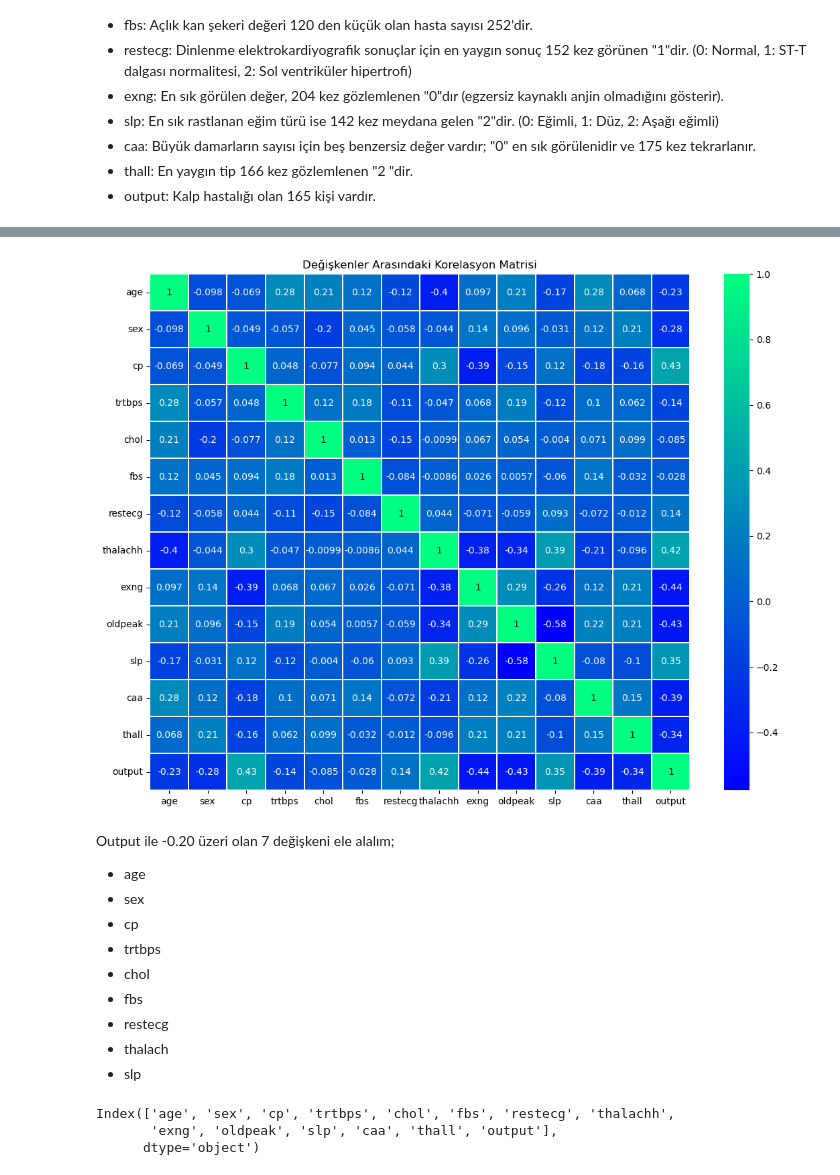
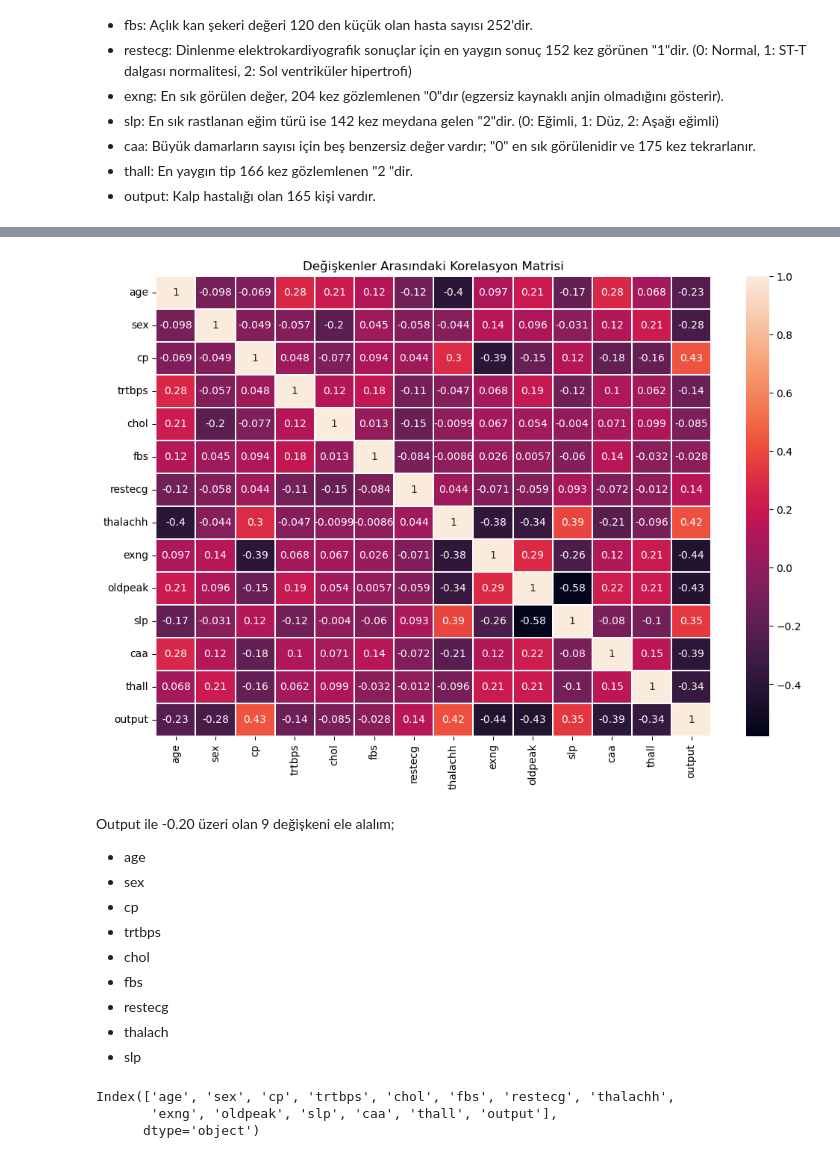
Before and after one commit to Sumeyye-Celik/AdaLovelace_Health_Check, a Jupyter notebook: heart.ipynb, the cells around one changed output, grey strips where cells are left out. Saved outputs shown, nothing was run; the diff lists cells and outputs as text; code cells hidden in the pictures.

Commit message:
update visual

```diff
--- a/heart.ipynb
+++ b/heart.ipynb
@@ -2,7 +2,7 @@
 import pandas as pd
 import numpy as np
 # %%
-data = pd.read_csv("heart (1).csv")
+data = pd.read_csv("data/heart (1).csv")
 # %%
 data.head()
 # %% [output]
@@ -124,11 +106,11 @@ Data columns (total 14 columns):
 dtypes: float64(1), int64(13)
 memory usage: 33.3 KB
 # %%
-continuous_features = ['age', 'trtbps', 'chol', 'thalachh', 'oldpeak']
+num_features = ['age', 'trtbps', 'chol', 'thalachh', 'oldpeak']
 
-features_to_convert = [feature for feature in data.columns if feature not in continuous_features]
+features_convrt = [feature for feature in data.columns if feature not in num_features]
 
-data[features_to_convert] = data[features_to_convert].astype('object')
+data[features_convrt] = data[features_convrt].astype('object')
 
 data.dtypes
 # %% [output]
@@ -184,3 +166,6 @@ data.describe(include='object')
 # %%
 import matplotlib.pyplot as plt
 import seaborn as sns
+# %%
+cat_features = data.columns.difference(num_features)
+df_categorical = data[cat_features]
@@ -186,0 +220,21 @@ import seaborn as sns
+# %%
+sns.set_palette(['#ff826e', 'red'])
+
+fig, ax = plt.subplots(len(num_features), 2, figsize=(15,15), gridspec_kw={'width_ratios': [1, 2]})
+
+for i, col in enumerate(num_features):
+    graph = sns.barplot(data=data, x="output", y=col, ax=ax[i,0])
+
+    # KDE plot ile değişkenler arasındaki yoğunluk grafikleri
+    sns.kdeplot(data=data[data["output"]==0], x=col, fill=True, linewidth=2, ax=ax[i,1], label='0')
+    sns.kdeplot(data=data[data["output"]==1], x=col, fill=True, linewidth=2, ax=ax[i,1], label='1')
+    ax[i,1].set_yticks([])
+    ax[i,1].legend(title='Kalp Hastalığı', loc='upper right')
+
+    # barplotların ortalama değerleri
+    for cont in graph.containers:
+        graph.bar_label(cont, fmt='         %.3g')
+
+plt.suptitle('Nümerik Değişkenlerin Output ile İlişkileri', fontsize=22)
+plt.tight_layout()
+plt.show()
@@ -187,13 +243,13 @@ import seaborn as sns
 # %%
 correlation_matrix = data.corr()
-plt.figure(figsize=(13,10))
-sns.heatmap(correlation_matrix,linewidth=.01,annot=True,cmap="winter")
+plt.figure(figsize=(12,8))
+sns.heatmap(correlation_matrix,linewidth=.01,annot=True,cmap=sns.set_palette(['#ff826e', 'red']))
 plt.title("Değişkenler Arasındaki Korelasyon Matrisi")
 plt.show()
 # %% [output]
-[figure, old version]
+[figure, new version]
 # %% [markdown]
-Output ile -0.20 üzeri olan 7 değişkeni ele alalım;
+Output ile -0.20 üzeri olan 9 değişkeni ele alalım;
 * age
 * sex
 * cp
```
Also changed, not shown: parts of 20 cells of this notebook.
